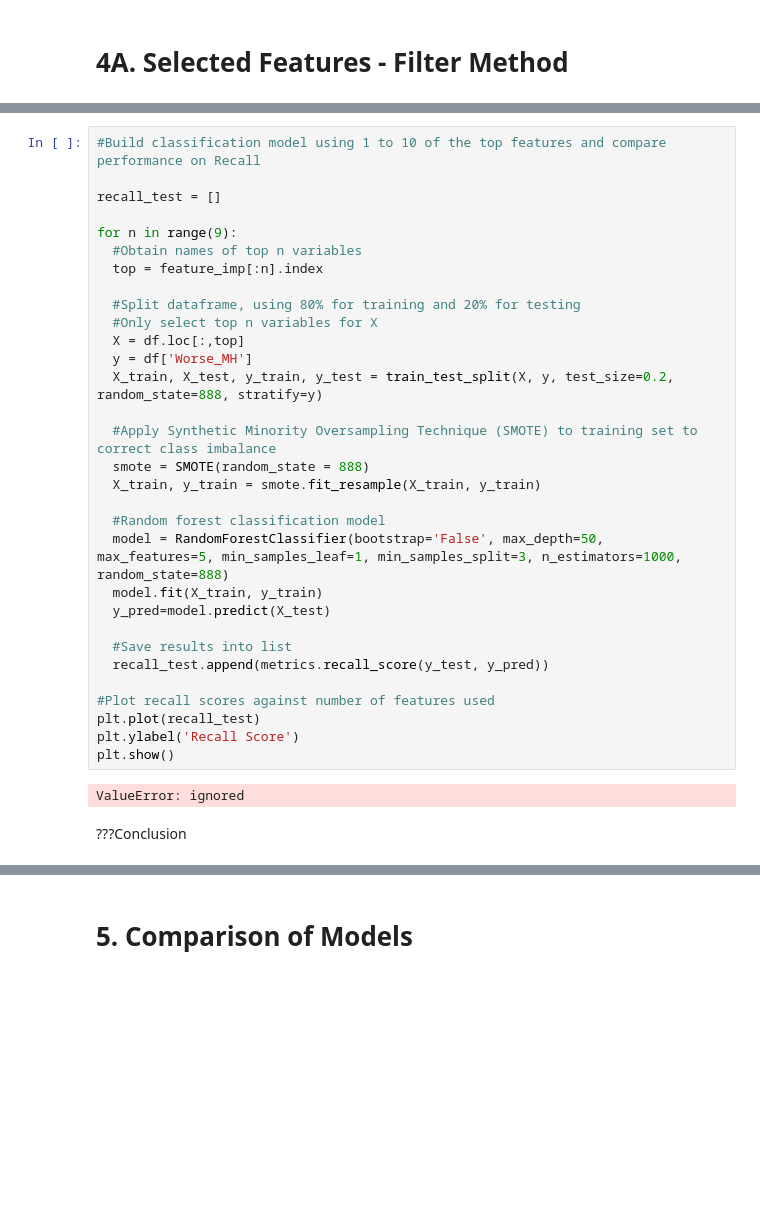
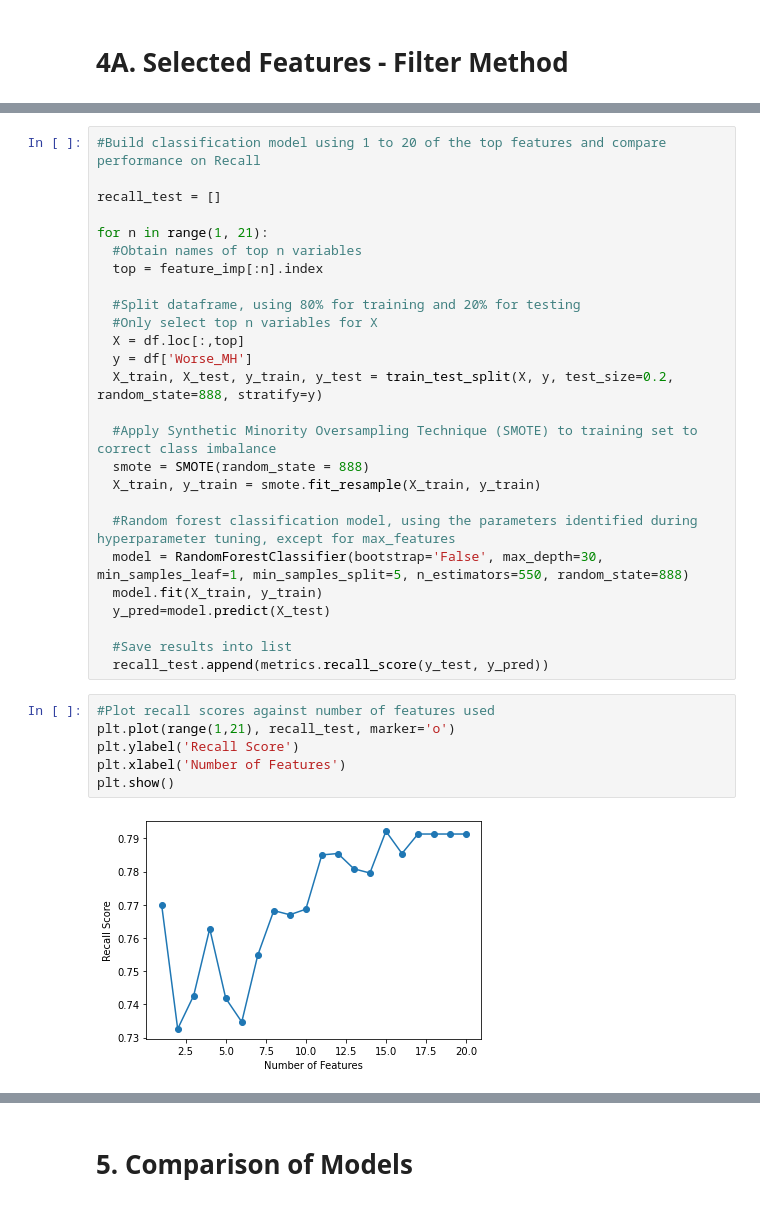
Before and after one commit to YinYinTan/CIND820FinalProject, a Jupyter notebook: 4_Random_Forest_Classification_Models.ipynb, the cells around one changed output, grey strips where cells are left out. Drawn from its saved outputs; the diff is of its cells as text; blank space fills up the shorter version.

```diff
--- a/4_Random_Forest_Classification_Models.ipynb
+++ b/4_Random_Forest_Classification_Models.ipynb
@@ -334,9 +349,9 @@ Based on the bar graph above, it was decided to build random forest models using
 # %%
-#Build classification model using 1 to 10 of the top features and compare performance on Recall
+#Build classification model using 1 to 20 of the top features and compare performance on Recall
 
 recall_test = []
 
-for n in range(9):
+for n in range(1, 21):
   #Obtain names of top n variables
   top = feature_imp[:n].index
 
@@ -350,19 +365,18 @@ for n in range(9):
   smote = SMOTE(random_state = 888)
   X_train, y_train = smote.fit_resample(X_train, y_train)
 
-  #Random forest classification model
-  model = RandomForestClassifier(bootstrap='False', max_depth=50, max_features=5, min_samples_leaf=1, min_samples_split=3, n_estimators=1000, random_state=888)
+  #Random forest classification model, using the parameters identified during hyperparameter tuning, except for max_features
+  model = RandomForestClassifier(bootstrap='False', max_depth=30, min_samples_leaf=1, min_samples_split=5, n_estimators=550, random_state=888)
   model.fit(X_train, y_train)
   y_pred=model.predict(X_test)
 
   #Save results into list
   recall_test.append(metrics.recall_score(y_test, y_pred))
-
-#Plot recall scores against number of features used
-plt.plot(recall_test)
-plt.ylabel('Recall Score')
-plt.show()
-# %% [output]
-ValueError: ignored
-# %% [markdown]
-???Conclusion
+# %%
+#Plot recall scores against number of features used
+plt.plot(range(1,21), recall_test, marker='o')
+plt.ylabel('Recall Score')
+plt.xlabel('Number of Features')
+plt.show()
+# %% [output]
+[figure, added]
```
Also changed, not shown: parts of 37 cells of this notebook.
